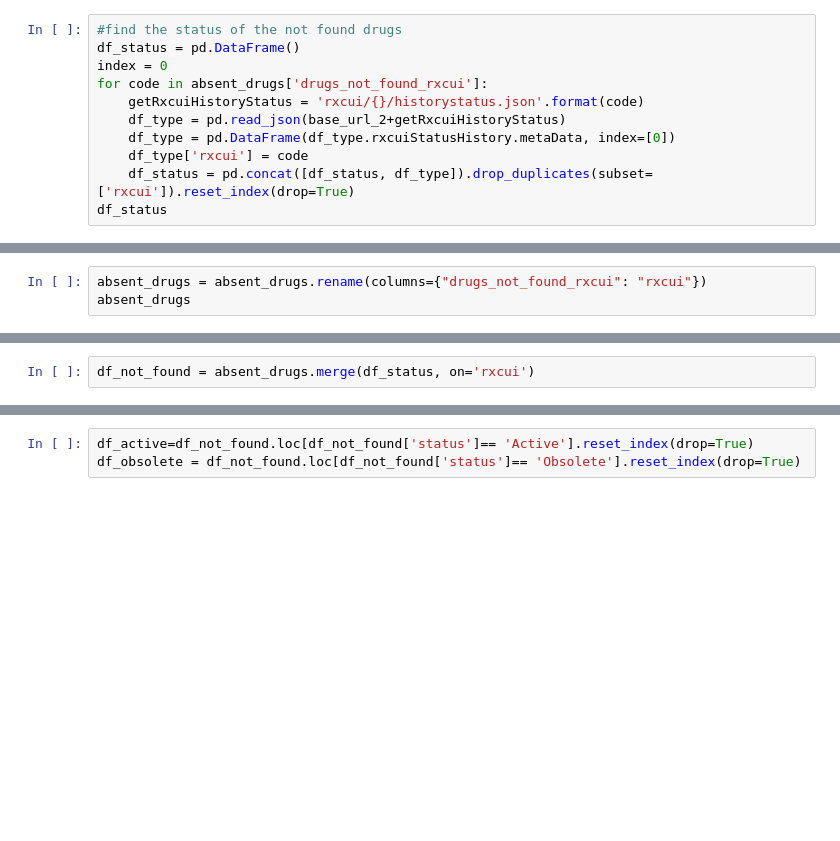
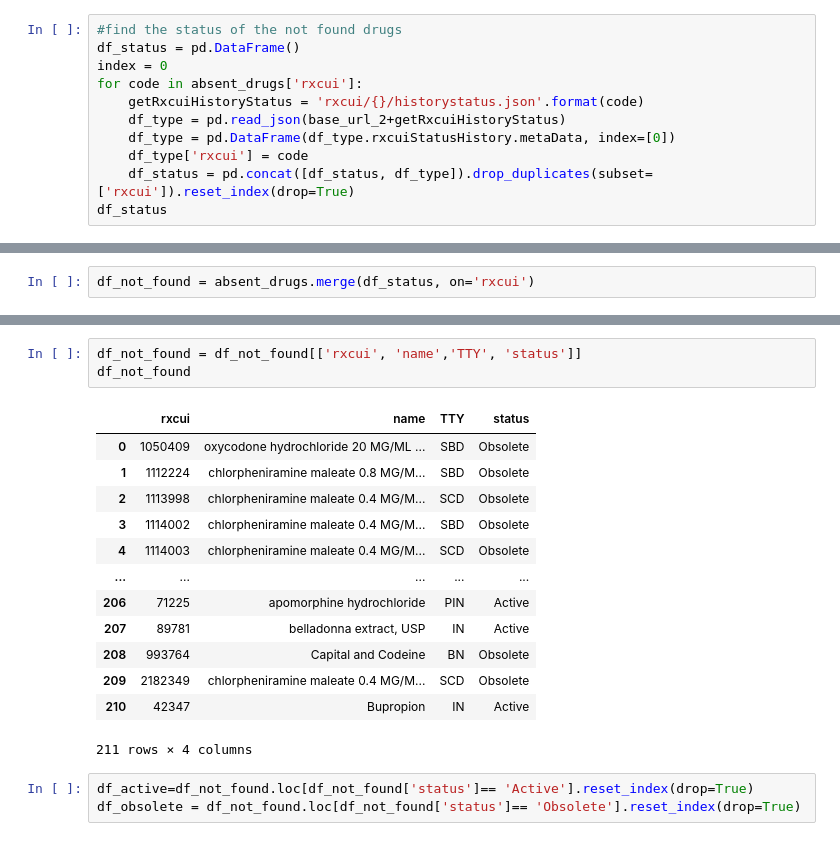
Before and after one commit to danielhmendoza01/Automatic_Code_Sets, a Jupyter notebook: Opioid/Opioid_Query.ipynb, the cells around one changed output, grey strips where cells are left out. Drawn from its saved outputs; the diff is of its cells as text; blank space fills up the shorter version.

```diff
--- a/Opioid/Opioid_Query.ipynb
+++ b/Opioid/Opioid_Query.ipynb
@@ -250,7 +211,7 @@ absent_drugs
 #find the status of the not found drugs
 df_status = pd.DataFrame()
 index = 0
-for code in absent_drugs['drugs_not_found_rxcui']:
+for code in absent_drugs['rxcui']:
     getRxcuiHistoryStatus = 'rxcui/{}/historystatus.json'.format(code)
     df_type = pd.read_json(base_url_2+getRxcuiHistoryStatus)
     df_type = pd.DataFrame(df_type.rxcuiStatusHistory.metaData, index=[0])
@@ -271,6 +232,3 @@ df_status
 | 209 | Obsolete | RXNORM | 092019 |  | NO | 092019 | 122021 | ... |
 | 210 | Active | RXNORM | 042005 |  | YES | 052006 |  | ... |
 211 rows × 9 columns
-# %%
-absent_drugs = absent_drugs.rename(columns={"drugs_not_found_rxcui": "rxcui"})
-absent_drugs
@@ -309,3 +237,20 @@ df_not_found
+# %%
+df_not_found = df_not_found[['rxcui', 'name','TTY', 'status']]
+df_not_found
+# %% [output]
+|  | rxcui | name | TTY | status |
+| 0 | 1050409 | oxycodone hydrochloride 20 MG/ML ... | SBD | Obsolete |
+| 1 | 1112224 | chlorpheniramine maleate 0.8 MG/M... | SBD | Obsolete |
+| 2 | 1113998 | chlorpheniramine maleate 0.4 MG/M... | SCD | Obsolete |
+| 3 | 1114002 | chlorpheniramine maleate 0.4 MG/M... | SBD | Obsolete |
+| 4 | 1114003 | chlorpheniramine maleate 0.4 MG/M... | SCD | Obsolete |
+| ... | ... | ... | ... | ... |
+| 206 | 71225 | apomorphine hydrochloride | PIN | Active |
+| 207 | 89781 | belladonna extract, USP | IN | Active |
+| 208 | 993764 | Capital and Codeine | BN | Obsolete |
+| 209 | 2182349 | chlorpheniramine maleate 0.4 MG/M... | SCD | Obsolete |
+| 210 | 42347 | Bupropion | IN | Active |
+211 rows × 4 columns
 # %%
 df_active=df_not_found.loc[df_not_found['status']== 'Active'].reset_index(drop=True)
 df_obsolete = df_not_found.loc[df_not_found['status']== 'Obsolete'].reset_index(drop=True)
```
Also changed, not shown: parts of 11 cells of this notebook, 15 other files.
